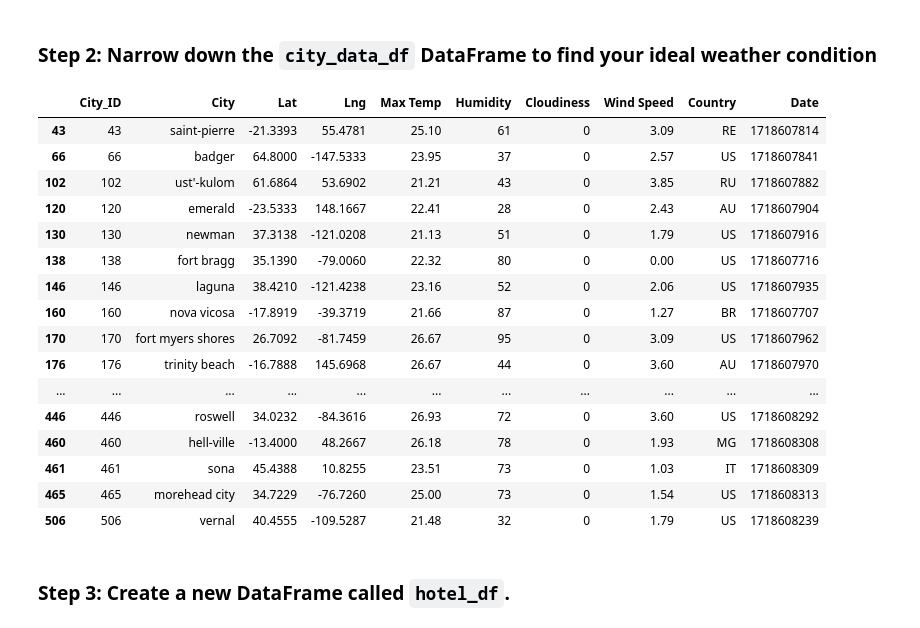
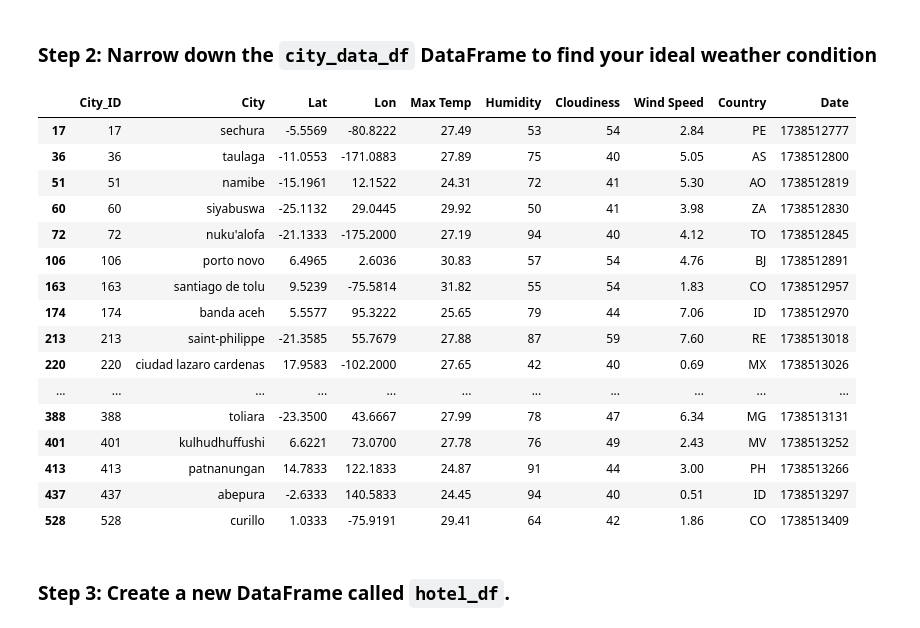
Before and after one commit to sarahryan0413/python-api-challenge, a Jupyter notebook: Notebooks/VacationPy.ipynb, the cells around one changed output. Saved outputs shown, nothing was run; the diff lists cells and outputs as text; code cells hidden in the pictures.

Commit message:
created a new dataframe

```diff
--- a/Notebooks/VacationPy.ipynb
+++ b/Notebooks/VacationPy.ipynb
@@ -55,34 +55,34 @@ map_plot_1
 # %%
 # Narrow down cities that fit criteria and drop any results with null values
 
 # I do not enjoy temperatures that are too hot or too cold, but I do live in Minneapolis, so some warmth and sunshine are desired.
 # I am going to use a range of 24 to 32 for temperature and some cloud coverage 40 to 60.
 ideal_weather_condition = city_data_df[(city_data_df["Max Temp"] >= 24) & (city_data_df["Max Temp"] <= 32) &
                                        (city_data_df["Cloudiness"] >= 40) & (city_data_df["Cloudiness"] <= 60)]
 
 # Drop any rows with null values
-# YOUR CODE HERE
+ideal_weather_condition = ideal_weather_condition.dropna()
 
 # Display sample data
-# YOUR CODE HERE
+ideal_weather_condition
 # %% [output]
-|  | City_ID | City | Lat | Lng | Max Temp | Humidity | Cloudiness | Wind Speed | Country | Date |
-| 43 | 43 | saint-pierre | -21.3393 | 55.4781 | 25.10 | 61 | 0 | 3.09 | RE | 1718607814 |
-| 66 | 66 | badger | 64.8000 | -147.5333 | 23.95 | 37 | 0 | 2.57 | US | 1718607841 |
-| 102 | 102 | ust'-kulom | 61.6864 | 53.6902 | 21.21 | 43 | 0 | 3.85 | RU | 1718607882 |
-| 120 | 120 | emerald | -23.5333 | 148.1667 | 22.41 | 28 | 0 | 2.43 | AU | 1718607904 |
-| 130 | 130 | newman | 37.3138 | -121.0208 | 21.13 | 51 | 0 | 1.79 | US | 1718607916 |
-| 138 | 138 | fort bragg | 35.1390 | -79.0060 | 22.32 | 80 | 0 | 0.00 | US | 1718607716 |
-| 146 | 146 | laguna | 38.4210 | -121.4238 | 23.16 | 52 | 0 | 2.06 | US | 1718607935 |
-| 160 | 160 | nova vicosa | -17.8919 | -39.3719 | 21.66 | 87 | 0 | 1.27 | BR | 1718607707 |
-| 170 | 170 | fort myers shores | 26.7092 | -81.7459 | 26.67 | 95 | 0 | 3.09 | US | 1718607962 |
-| 176 | 176 | trinity beach | -16.7888 | 145.6968 | 26.67 | 44 | 0 | 3.60 | AU | 1718607970 |
+|  | City_ID | City | Lat | Lon | Max Temp | Humidity | Cloudiness | Wind Speed | Country | Date |
+| 17 | 17 | sechura | -5.5569 | -80.8222 | 27.49 | 53 | 54 | 2.84 | PE | 1738512777 |
+| 36 | 36 | taulaga | -11.0553 | -171.0883 | 27.89 | 75 | 40 | 5.05 | AS | 1738512800 |
+| 51 | 51 | namibe | -15.1961 | 12.1522 | 24.31 | 72 | 41 | 5.30 | AO | 1738512819 |
+| 60 | 60 | siyabuswa | -25.1132 | 29.0445 | 29.92 | 50 | 41 | 3.98 | ZA | 1738512830 |
+| 72 | 72 | nuku'alofa | -21.1333 | -175.2000 | 27.19 | 94 | 40 | 4.12 | TO | 1738512845 |
+| 106 | 106 | porto novo | 6.4965 | 2.6036 | 30.83 | 57 | 54 | 4.76 | BJ | 1738512891 |
+| 163 | 163 | santiago de tolu | 9.5239 | -75.5814 | 31.82 | 55 | 54 | 1.83 | CO | 1738512957 |
+| 174 | 174 | banda aceh | 5.5577 | 95.3222 | 25.65 | 79 | 44 | 7.06 | ID | 1738512970 |
+| 213 | 213 | saint-philippe | -21.3585 | 55.7679 | 27.88 | 87 | 59 | 7.60 | RE | 1738513018 |
+| 220 | 220 | ciudad lazaro cardenas | 17.9583 | -102.2000 | 27.65 | 42 | 40 | 0.69 | MX | 1738513026 |
 | ... | ... | ... | ... | ... | ... | ... | ... | ... | ... | ... |
-| 446 | 446 | roswell | 34.0232 | -84.3616 | 26.93 | 72 | 0 | 3.60 | US | 1718608292 |
-| 460 | 460 | hell-ville | -13.4000 | 48.2667 | 26.18 | 78 | 0 | 1.93 | MG | 1718608308 |
-| 461 | 461 | sona | 45.4388 | 10.8255 | 23.51 | 73 | 0 | 1.03 | IT | 1718608309 |
-| 465 | 465 | morehead city | 34.7229 | -76.7260 | 25.00 | 73 | 0 | 1.54 | US | 1718608313 |
-| 506 | 506 | vernal | 40.4555 | -109.5287 | 21.48 | 32 | 0 | 1.79 | US | 1718608239 |
+| 388 | 388 | toliara | -23.3500 | 43.6667 | 27.99 | 78 | 47 | 6.34 | MG | 1738513131 |
+| 401 | 401 | kulhudhuffushi | 6.6221 | 73.0700 | 27.78 | 76 | 49 | 2.43 | MV | 1738513252 |
+| 413 | 413 | patnanungan | 14.7833 | 122.1833 | 24.87 | 91 | 44 | 3.00 | PH | 1738513266 |
+| 437 | 437 | abepura | -2.6333 | 140.5833 | 24.45 | 94 | 40 | 0.51 | ID | 1738513297 |
+| 528 | 528 | curillo | 1.0333 | -75.9191 | 29.41 | 64 | 42 | 1.86 | CO | 1738513409 |
 # %% [markdown]
 ### Step 3: Create a new DataFrame called `hotel_df`.
 # %%
```
Also changed, not shown: parts of 1 cell of this notebook.
